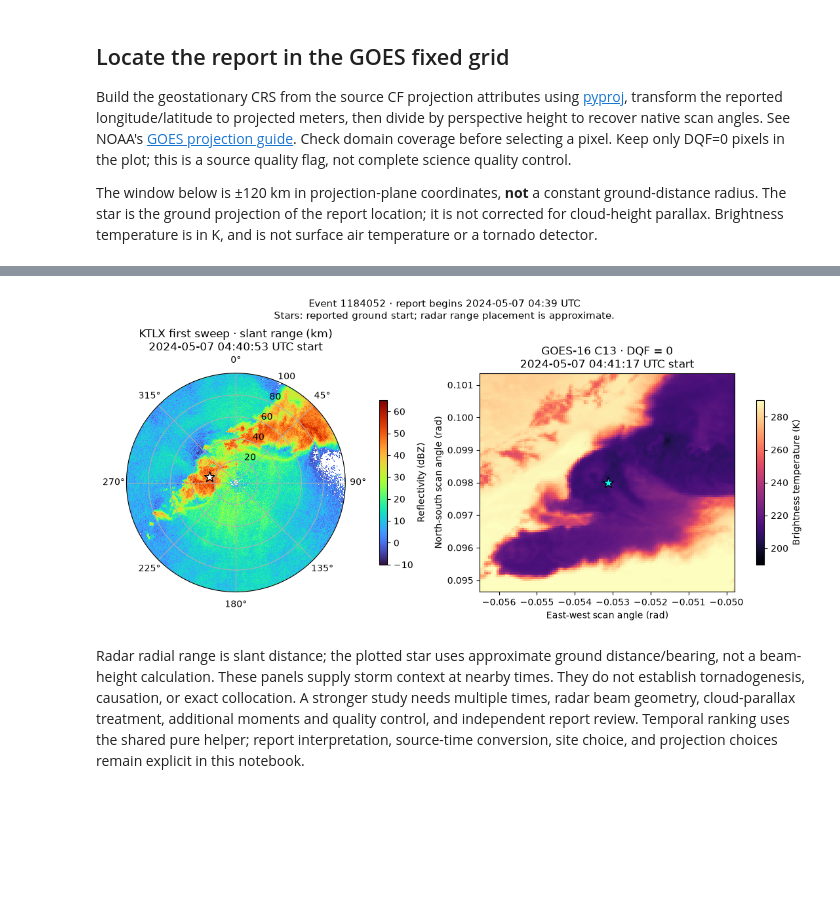
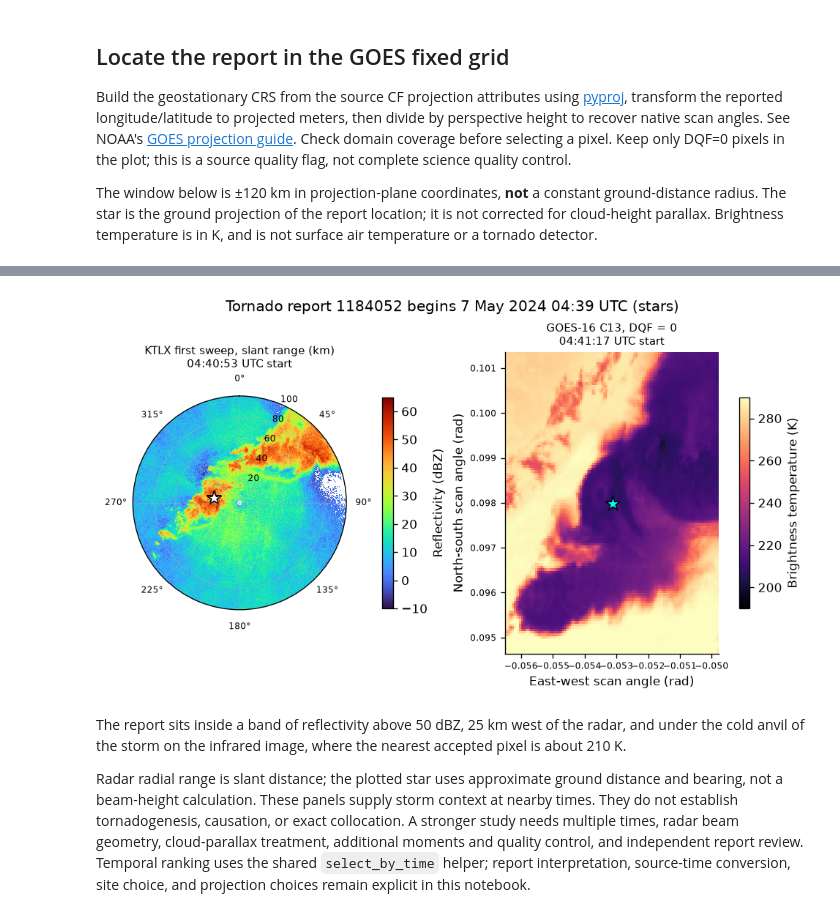
Before and after one commit to jakeryderv/usdata, a Jupyter notebook: examples/studies/event-context/event-context.ipynb, the cells around one changed output, grey strips where cells are left out. Drawn from its saved outputs; the diff is of its cells as text; code cells hidden in the pictures; blank space fills up the shorter version.

Commit message:
docs: event-context study in the study template (#312)

```diff
--- a/examples/studies/event-context/event-context.ipynb
+++ b/examples/studies/event-context/event-context.ipynb
@@ -112,6 +132,7 @@ columns = [
     "STATE",
     "CZ_NAME",
     "BEGIN_DATE_TIME",
+    "END_DATE_TIME",
     "CZ_TIMEZONE",
     "BEGIN_LAT",
     "BEGIN_LON",
@@ -126,10 +147,12 @@ if report.CZ_TIMEZONE != "CST-6":
     raise ValueError(f"Review source timezone before matching: {report.CZ_TIMEZONE}")
 local_time = datetime.strptime(report.BEGIN_DATE_TIME, "%d-%b-%y %H:%M:%S")
 event_time = local_time.replace(tzinfo=timezone(timedelta(hours=-6))).astimezone(UTC)
+assert event_time == report.BEGIN_UTC.to_pydatetime(), "the reader derived a different UTC time"
 lat, lon = float(report.BEGIN_LAT), float(report.BEGIN_LON)
 assert np.isfinite([lat, lon]).all() and -90 <= lat <= 90 and -180 <= lon <= 180
-print(report.to_dict())
-print("Report start UTC:", event_time.isoformat())
+for key, value in report.items():
+    print(f"{key:16s} {value}")
+print("\nReport start UTC:", event_time.isoformat())
 del frame, rows
 gc.collect();
 # %% [output]
@@ -280,50 +326,54 @@ Crop dimensions: {'y': 120, 'x': 120} DQF=0 pixels: 14400
 # %%
-fig = plt.figure(figsize=(11, 5), layout="constrained")
+fig = plt.figure(layout="constrained")
 ax_radar = fig.add_subplot(121, projection="polar")
 ax_goes = fig.add_subplot(122)
 mesh = ax_radar.pcolormesh(
     np.deg2rad(nearby.azimuth.values),
     nearby.range.values / 1000,
     nearby.values.T,
     cmap="turbo",
     shading="auto",
     vmin=-10,
     vmax=65,
 )
 ax_radar.scatter(
     np.deg2rad(bearing), distance / 1000, marker="*", s=150, c="white", edgecolors="black"
 )
 ax_radar.set_theta_zero_location("N")
 ax_radar.set_theta_direction(-1)
 ax_radar.set_ylim(0, 100)
-ax_radar.set_title("KTLX first sweep · slant range (km)\n2024-05-07 04:40:53 UTC start")
-fig.colorbar(mesh, ax=ax_radar, label="Reflectivity (dBZ)", shrink=0.75)
+ax_radar.tick_params(labelsize=7)
+ax_radar.set_title("KTLX first sweep, slant range (km)\n04:40:53 UTC start", fontsize=9)
+fig.colorbar(mesh, ax=ax_radar, label="Reflectivity (dBZ)", shrink=0.7)
 mesh = ax_goes.pcolormesh(
     brightness.x, brightness.y, brightness, cmap="magma", shading="auto", vmin=190, vmax=290
 )
 ax_goes.scatter(sx, sy, marker="*", s=150, c="cyan", edgecolors="black")
+ax_goes.grid(False)
+ax_goes.tick_params(labelsize=7)
 ax_goes.set(
     xlabel="East-west scan angle (rad)",
     ylabel="North-south scan angle (rad)",
-    title="GOES-16 C13 · DQF = 0\n2024-05-07 04:41:17 UTC start",
 )
-fig.colorbar(mesh, ax=ax_goes, label="Brightness temperature (K)", shrink=0.75)
-fig.suptitle(
-    "Event 1184052 · report begins 2024-05-07 04:39 UTC\n"
-    "Stars: reported ground start; radar range placement is approximate.",
-    fontsize=11,
-)
+ax_goes.set_title("GOES-16 C13, DQF = 0\n04:41:17 UTC start", fontsize=9)
+fig.colorbar(mesh, ax=ax_goes, label="Brightness temperature (K)", shrink=0.7)
+fig.suptitle("Tornado report 1184052 begins 7 May 2024 04:39 UTC (stars)")
 plt.show()
 plt.close(fig)
 del radar, sweep, nearby, scene, roi, brightness, point
 gc.collect();
 # %% [output]
-[figure, old version]
+[figure, new version]
 # %% [markdown]
+The report sits inside a band of reflectivity above 50 dBZ, 25 km west of the
+radar, and under the cold anvil of the storm on the infrared image, where the
+nearest accepted pixel is about 210 K.
+
 Radar radial range is slant distance; the plotted star uses approximate ground
-distance/bearing, not a beam-height calculation. These panels supply storm context
-at nearby times. They do not establish tornadogenesis, causation, or exact
-collocation. A stronger study needs multiple times, radar beam geometry,
-cloud-parallax treatment, additional moments and quality control, and independent
-report review. Temporal ranking uses the shared pure helper; report interpretation, source-time
-conversion, site choice, and projection choices remain explicit in this notebook.
+distance and bearing, not a beam-height calculation. These panels supply storm
+context at nearby times. They do not establish tornadogenesis, causation, or
+exact collocation. A stronger study needs multiple times, radar beam geometry,
+cloud-parallax treatment, additional moments and quality control, and
+independent report review. Temporal ranking uses the shared `select_by_time`
+helper; report interpretation, source-time conversion, site choice, and
+projection choices remain explicit in this notebook.
```
Also changed, not shown: parts of 15 cells of this notebook, 2 other files.
